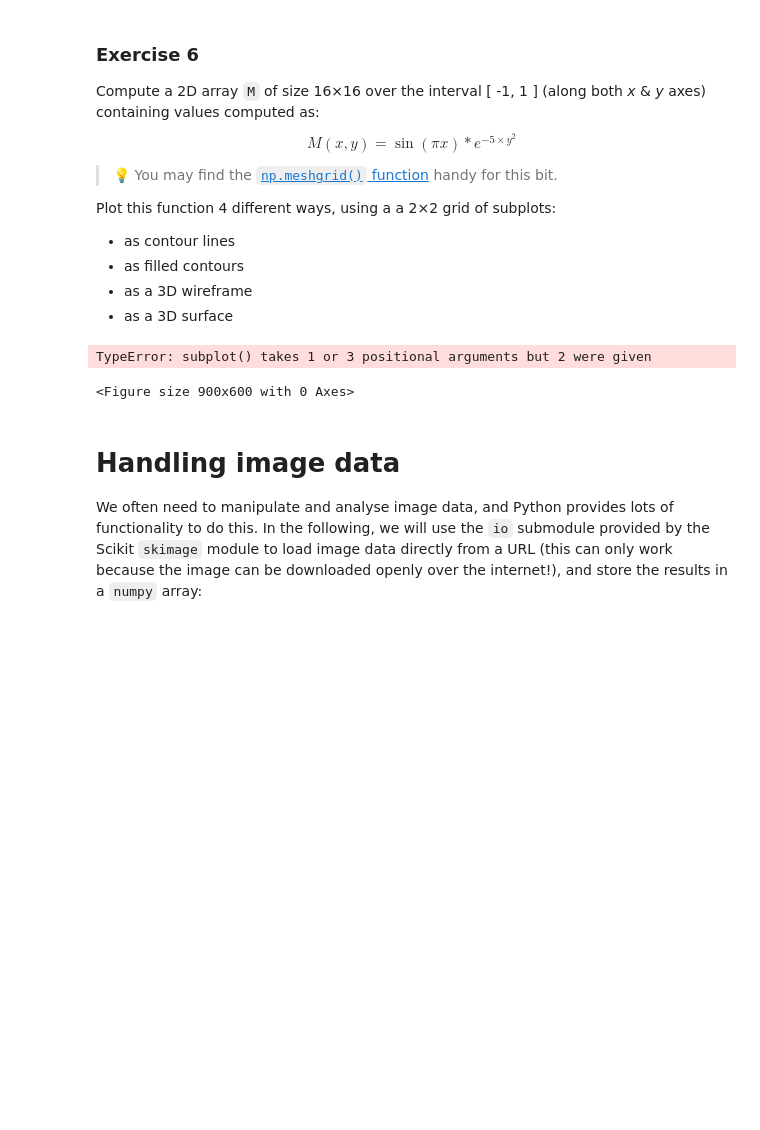
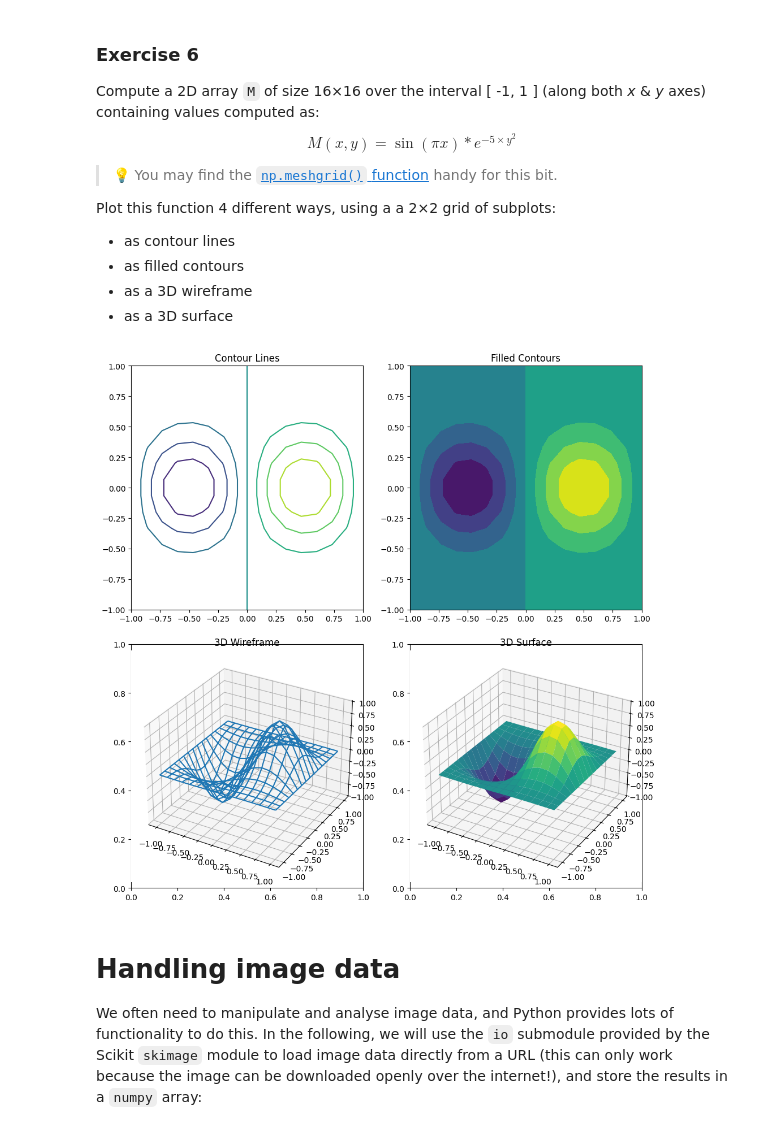
Before and after one commit to phmehta95/MedicalPhysicsMSc, a Jupyter notebook: Session_3_Numpy_Arrays_and_matplotlib.ipynb, the cells around one changed output. Drawn from its saved outputs; the diff is of its cells as text; code cells hidden in the pictures; blank space fills up the shorter version.

```diff
--- a/Session_3_Numpy_Arrays_and_matplotlib.ipynb
+++ b/Session_3_Numpy_Arrays_and_matplotlib.ipynb
@@ -876,20 +876,42 @@ Plot this function 4 different ways, using a a 2×2 grid of subplots:
 - as filled contours
 - as a 3D wireframe
 - as a 3D surface
-# %%
-def M(x,y):
-  return np.sin(np.pi * x) * np.exp(-5 * y**2)
-
-x=np.linspace(-1, 1, 16)
-y=np.linspace(-1, 1, 16)
-X, Y = np.meshgrid(x, y)
-Z = M(X, Y)
-
-plt.subplot(X, Z)
-plt.show()
-# %% [output]
-TypeError: subplot() takes 1 or 3 positional arguments but 2 were given
-<Figure size 900x600 with 0 Axes>
+# %%
+from mpl_toolkits.mplot3d import Axes3D
+import matplotlib.pyplot as plt
+import numpy as np
+
+# Compute the 2D array M
+x = np.linspace(-1, 1, 16)
+y = np.linspace(-1, 1, 16)
+X, Y = np.meshgrid(x, y)
+M = np.sin(np.pi * X) * np.exp(-5 * Y**2)
+
+# Create a 2x2 grid of subplots
+fig, axes = plt.subplots(2, 2, figsize=(10, 10))
+
+# Plot as contour lines
+axes[0, 0].contour(X, Y, M)
+axes[0, 0].set_title('Contour Lines')
+
+# Plot as filled contours
+axes[0, 1].contourf(X, Y, M)
+axes[0, 1].set_title('Filled Contours')
+
+# Plot as a 3D wireframe
+ax3d_wireframe = fig.add_subplot(2, 2, 3, projection='3d')
+ax3d_wireframe.plot_wireframe(X, Y, M)
+ax3d_wireframe.set_title('3D Wireframe')
+
+# Plot as a 3D surface
+ax3d_surface = fig.add_subplot(2, 2, 4, projection='3d')
+ax3d_surface.plot_surface(X, Y, M, cmap='viridis')
+ax3d_surface.set_title('3D Surface')
+
+plt.tight_layout()
+plt.show()
+# %% [output]
+[figure, added]
 # %% [markdown]
 # Handling image data
 
```
Also changed, not shown: parts of 4 cells of this notebook.
